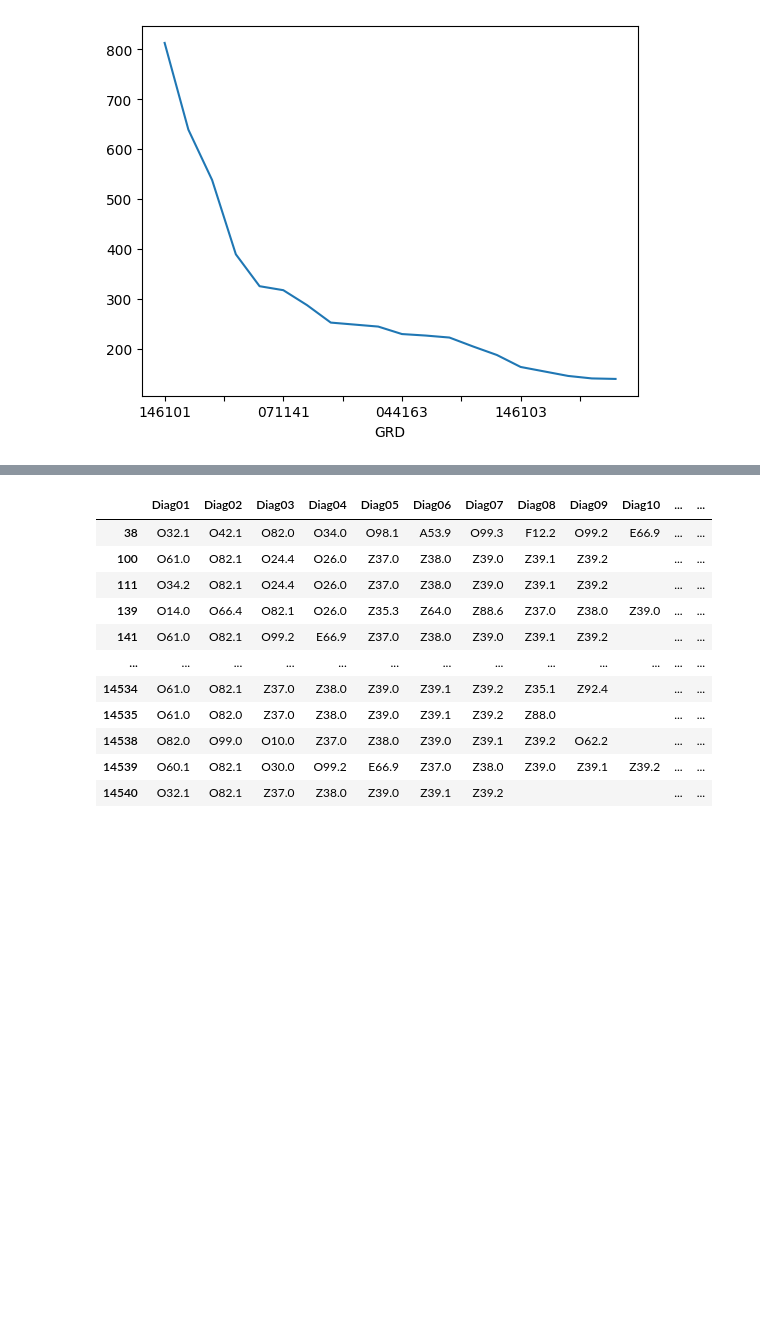
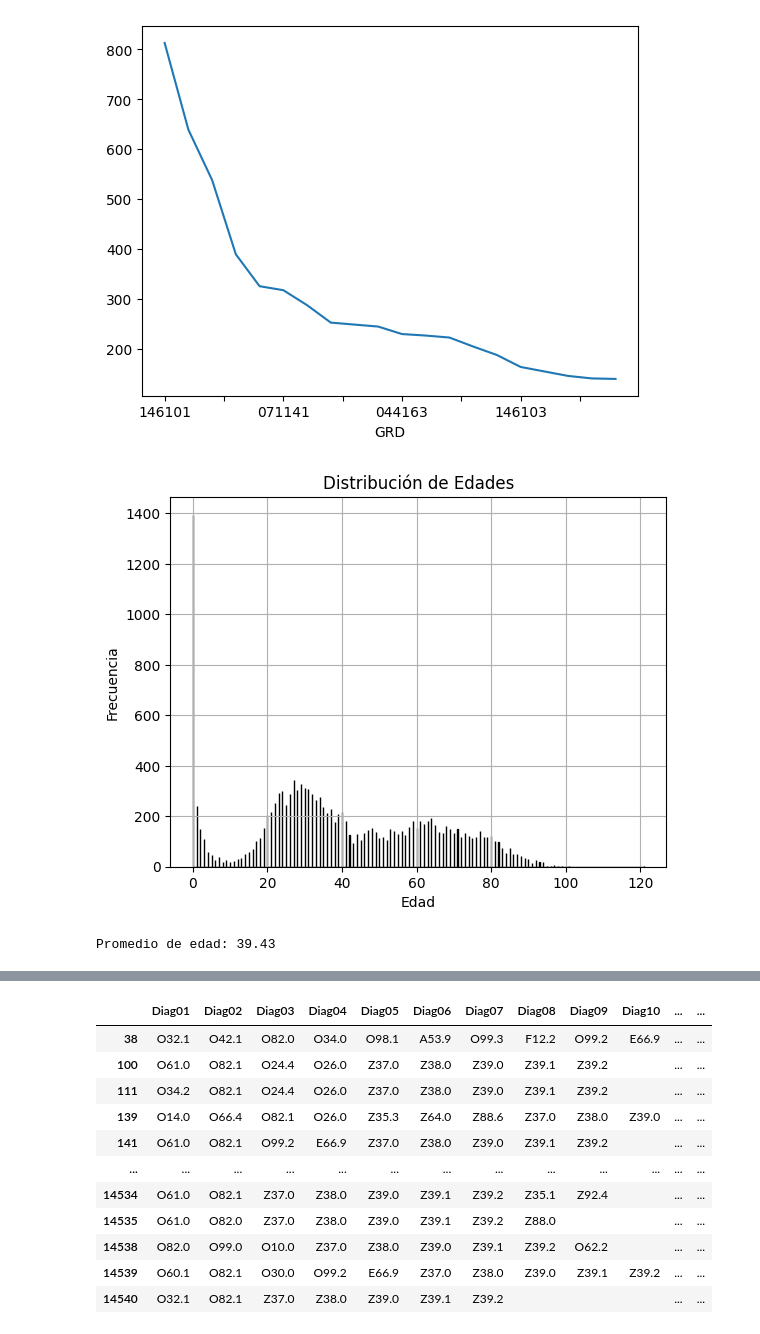
Before and after one commit to DrStone438/Proyecto-1-Aprendisaje-Maquina, a Jupyter notebook: Documentos/proyecto1/dataset/analisis_base.ipynb, the cells around one changed output, grey strips where cells are left out. Cells and saved outputs as stored; diff of their text form; code cells hidden in the pictures; blank space fills up the shorter version.

```diff
--- a/Documentos/proyecto1/dataset/analisis_base.ipynb
+++ b/Documentos/proyecto1/dataset/analisis_base.ipynb
@@ -122,3 +123,16 @@ df["GRD"].value_counts().plot();
 df["GRD"].value_counts()[:20].plot();
 # %% [output]
 [figure]
+# %%
+plt.hist(edad, bins=10000, color='lightcoral', edgecolor='black')
+plt.title('Distribución de Edades')
+plt.xlabel('Edad')
+plt.ylabel('Frecuencia')
+plt.grid(True)
+plt.show()
+
+promedio = sum(edad) / len(edad)
+print(f"Promedio de edad: {promedio:.2f}")
+# %% [output]
+[figure, added]
+Promedio de edad: 39.43
```
Also changed, not shown: parts of 2 cells of this notebook.
